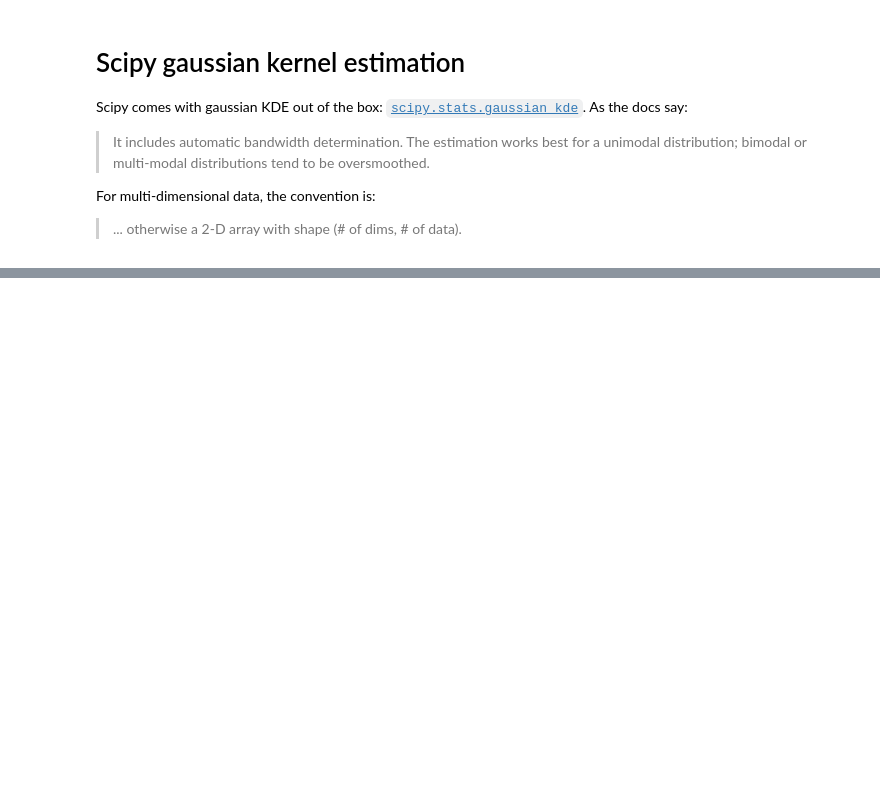
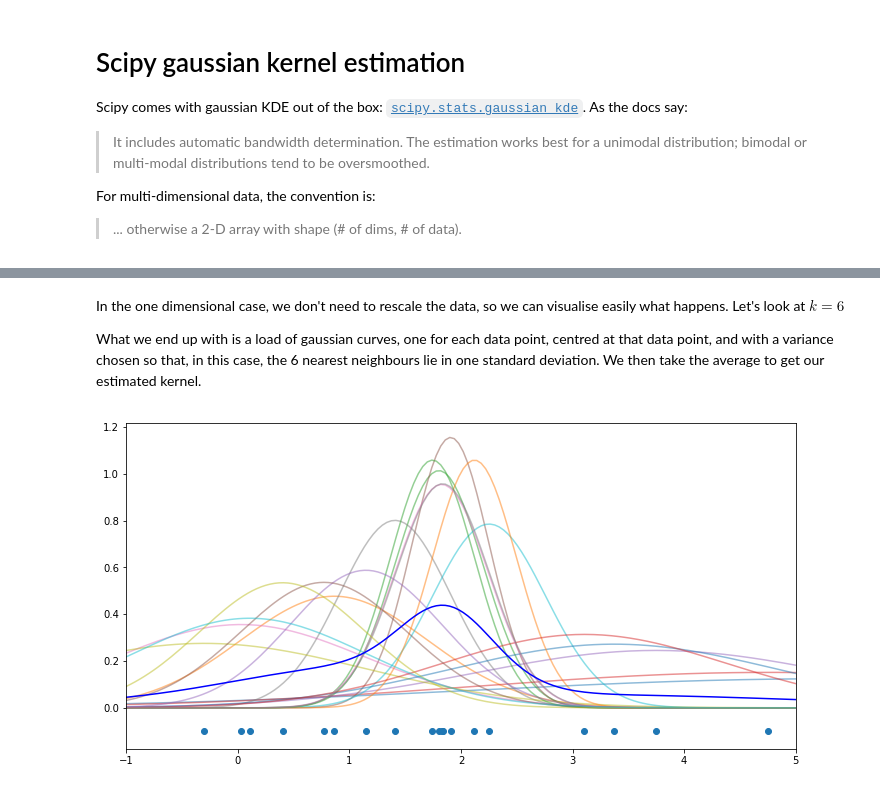
Before and after one commit to QuantCrimAtLeeds/PredictCode, a Jupyter notebook: Kernel estimation.ipynb, the cells around one changed output, grey strips where cells are left out. Cells and saved outputs as stored; diff of their text form; code cells hidden in the pictures; blank space fills up the shorter version.

```diff
--- a/Kernel estimation.ipynb
+++ b/Kernel estimation.ipynb
@@ -37,0 +122,28 @@ _ = ax.scatter(data, data * 0)
+# %% [markdown]
+In the one dimensional case, we don't need to rescale the data, so we can visualise easily what happens.  Let's look at $k=6$
+
+What we end up with is a load of gaussian curves, one for each data point, centred at that data point, and with a variance chosen so that, in this case, the 6 nearest neighbours lie in one standard deviation.  We then take the average to get our estimated kernel.
+# %%
+def distances(pts, point):
+    dists = [abs(x - point) for x in pts]
+    dists.sort()
+    return dists
+
+dists = [ distances(data, x)[6] for x in data ]
+
+fig, ax = plt.subplots(figsize=(12,6))
+x = np.linspace(-1, 5, 150)
+
+yy = np.zeros_like(x)
+for pt, d in zip(data, dists):
+    y = scipy.stats.norm(loc=pt, scale=d).pdf(x)
+    yy += y
+    ax.plot(x, y, alpha=0.5)
+
+ax.plot(x, yy/len(data), color="blue")
+clamped = data[ (-1<=data) & (data<=5) ]
+ax.scatter(clamped, [-0.1 for _ in clamped])
+ax.set(xlim=[-1,5])
+None
+# %% [output]
+[figure, added]
```
Also changed, not shown: parts of 11 cells of this notebook, 2 other files.
